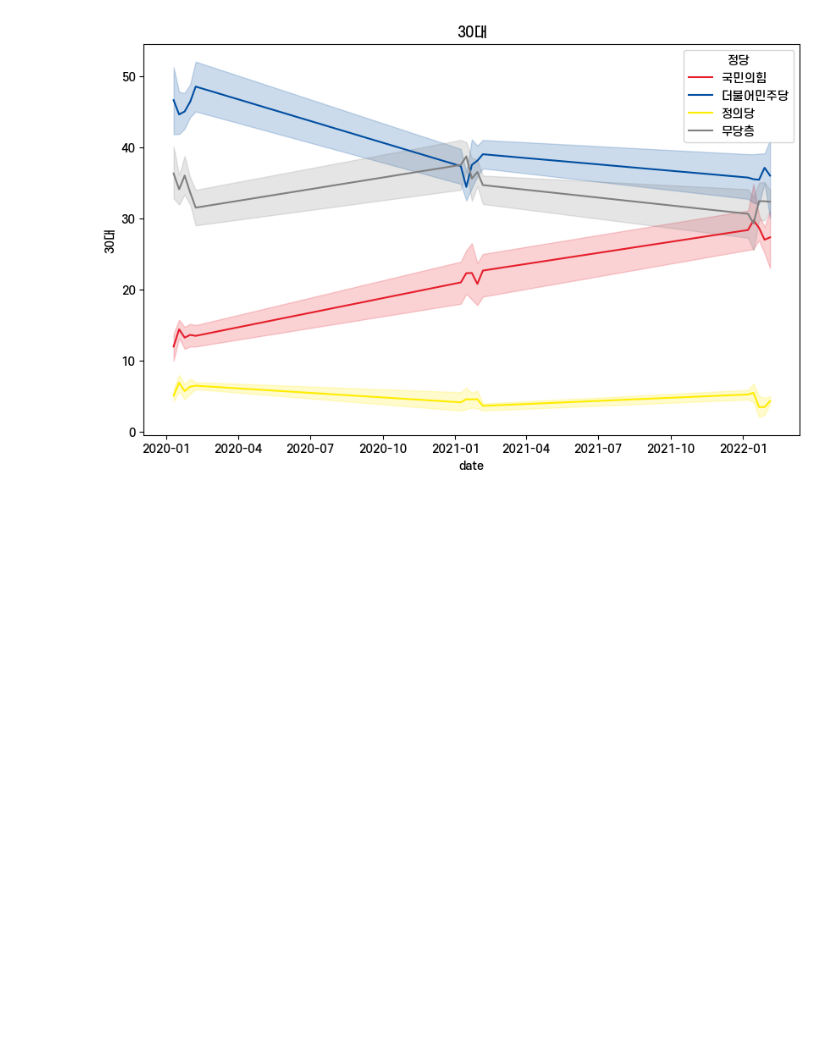
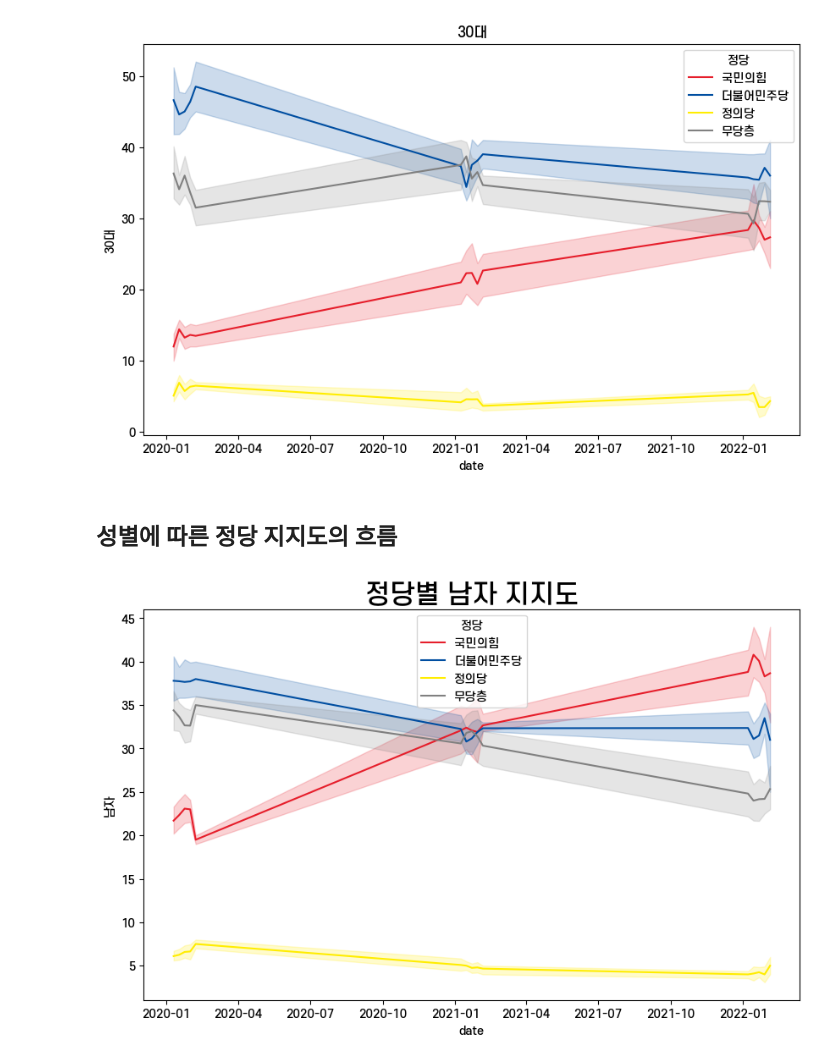
Before and after one commit to dschloe/streamlit-election-analysis, a Jupyter notebook: analysis.ipynb, the cells around one changed output. Saved outputs shown, nothing was run; the diff lists cells and outputs as text; code cells hidden in the pictures; blank space fills up the shorter version.

```diff
--- a/analysis.ipynb
+++ b/analysis.ipynb
@@ -104,3 +104,15 @@ plt.savefig("output/30.png", dpi='figure')
 plt.show()
 # %% [output]
 [figure]
+# %% [markdown]
+## 성별에 따른 정당 지지도의 흐름
+# %%
+custom_palette = ['#E61E2B', '#004EA1', '#FFED00', '#808080']
+
+fig, ax = plt.subplots(figsize=(10, 6))
+sns.lineplot(df, x = 'date', y = '남자', hue = '정당', palette=custom_palette)
+ax.set_title("정당별 남자 지지도", size=22)
+plt.savefig("output/남자.png", dpi='figure')
+plt.show()
+# %% [output]
+[figure, added]
```
Also changed, not shown: parts of 12 cells of this notebook, 14 other files.
